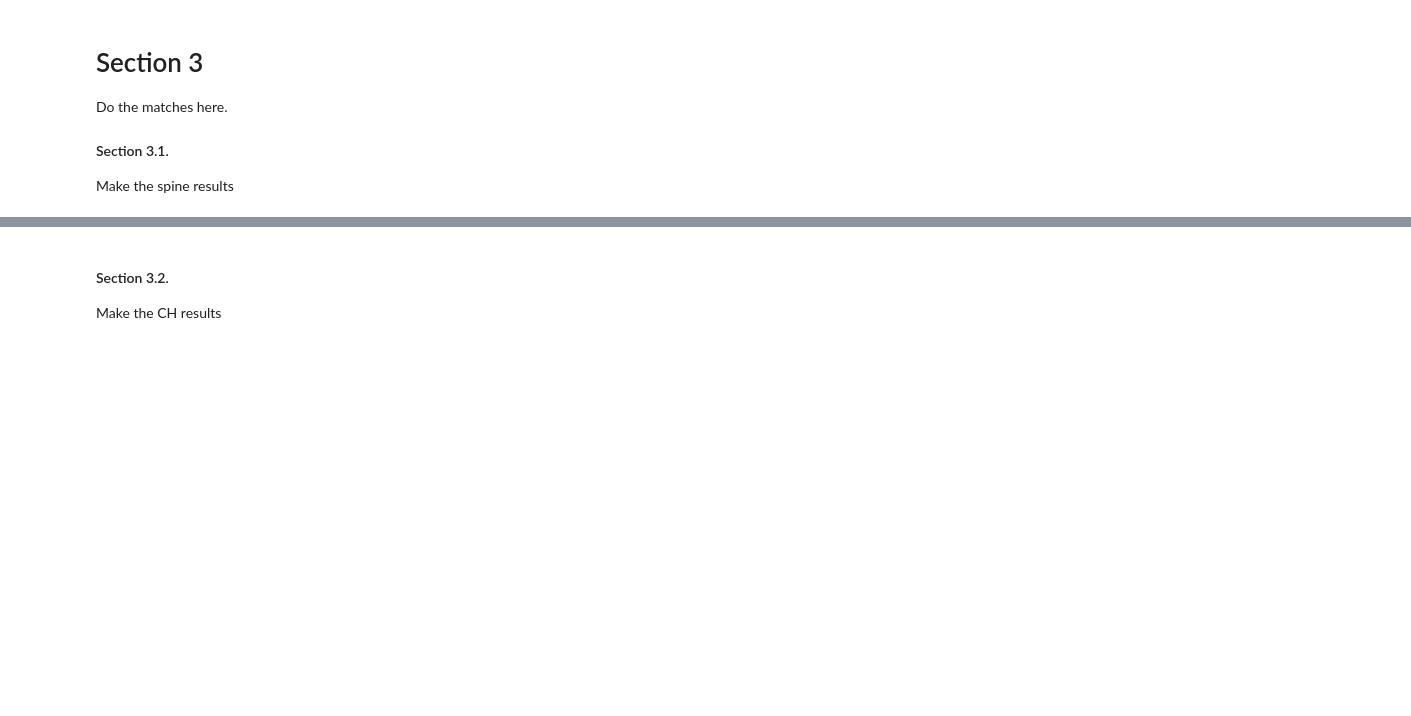
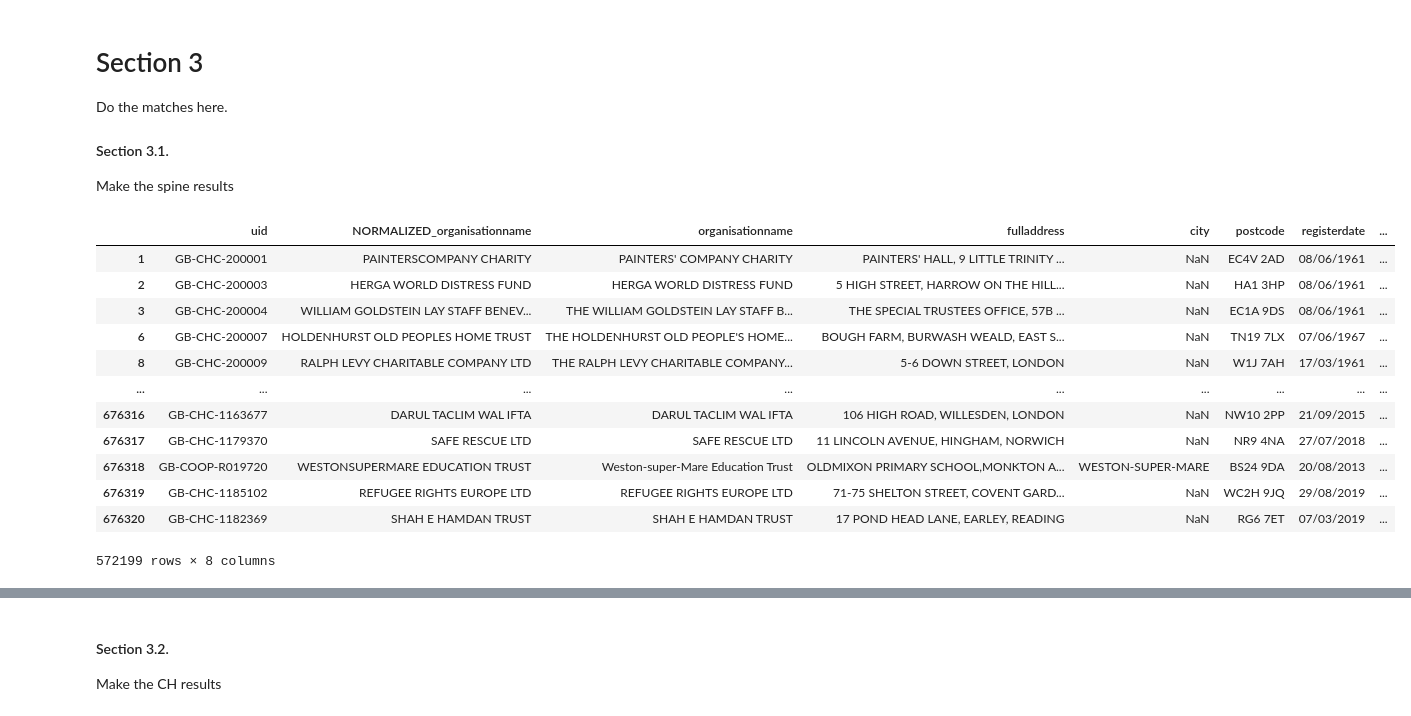
Before and after one commit to uk-third-sector-database/procurement_matching, a Jupyter notebook: src/procurement_matching.ipynb, the cells around one changed output, grey strips where cells are left out. Cells and saved outputs as stored; diff of their text form; code cells hidden in the pictures; blank space fills up the shorter version.

```diff
--- a/src/procurement_matching.ipynb
+++ b/src/procurement_matching.ipynb
@@ -326,3 +412,24 @@ df_uniq[~df_uniq['NORMALIZED_SUPPLIER'].notnull()]
+# %%
+df_spine
+
+df_spine['removeddate'] = pd.to_datetime(df_spine['removeddate'], errors='coerce', dayfirst=True)
+
+# Filter based on the condition
+df_spine[~(df_spine['removeddate'] <= '2010-01-01')]
+# %% [output]
+|  | uid | NORMALIZED_organisationname | organisationname | fulladdress | city | postcode | registerdate | ... |
+| 1 | GB-CHC-200001 | PAINTERSCOMPANY CHARITY | PAINTERS' COMPANY CHARITY | PAINTERS' HALL, 9 LITTLE TRINITY ... | NaN | EC4V 2AD | 08/06/1961 | ... |
+| 2 | GB-CHC-200003 | HERGA WORLD DISTRESS FUND | HERGA WORLD DISTRESS FUND | 5 HIGH STREET, HARROW ON THE HILL... | NaN | HA1 3HP | 08/06/1961 | ... |
+| 3 | GB-CHC-200004 | WILLIAM GOLDSTEIN LAY STAFF BENEV... | THE WILLIAM GOLDSTEIN LAY STAFF B... | THE SPECIAL TRUSTEES OFFICE, 57B ... | NaN | EC1A 9DS | 08/06/1961 | ... |
+| 6 | GB-CHC-200007 | HOLDENHURST OLD PEOPLES HOME TRUST | THE HOLDENHURST OLD PEOPLE'S HOME... | BOUGH FARM, BURWASH WEALD, EAST S... | NaN | TN19 7LX | 07/06/1967 | ... |
+| 8 | GB-CHC-200009 | RALPH LEVY CHARITABLE COMPANY LTD | THE RALPH LEVY CHARITABLE COMPANY... | 5-6 DOWN STREET, LONDON | NaN | W1J 7AH | 17/03/1961 | ... |
+| ... | ... | ... | ... | ... | ... | ... | ... | ... |
+| 676316 | GB-CHC-1163677 | DARUL TACLIM WAL IFTA | DARUL TACLIM WAL IFTA | 106 HIGH ROAD, WILLESDEN, LONDON | NaN | NW10 2PP | 21/09/2015 | ... |
+| 676317 | GB-CHC-1179370 | SAFE RESCUE LTD | SAFE RESCUE LTD | 11 LINCOLN AVENUE, HINGHAM, NORWICH | NaN | NR9 4NA | 27/07/2018 | ... |
+| 676318 | GB-COOP-R019720 | WESTONSUPERMARE EDUCATION TRUST | Weston-super-Mare Education Trust | OLDMIXON PRIMARY SCHOOL,MONKTON A... | WESTON-SUPER-MARE | BS24 9DA | 20/08/2013 | ... |
+| 676319 | GB-CHC-1185102 | REFUGEE RIGHTS EUROPE LTD | REFUGEE RIGHTS EUROPE LTD | 71-75 SHELTON STREET, COVENT GARD... | NaN | WC2H 9JQ | 29/08/2019 | ... |
+| 676320 | GB-CHC-1182369 | SHAH E HAMDAN TRUST | SHAH E HAMDAN TRUST | 17 POND HEAD LANE, EARLEY, READING | NaN | RG6 7ET | 07/03/2019 | ... |
+572199 rows × 8 columns
 # %%
 df_spine_results = make_matches(df_uniq['NORMALIZED_SUPPLIER'],
                                 df_spine['NORMALIZED_organisationname'],
```
Also changed, not shown: parts of 23 cells of this notebook, 2 other files.
